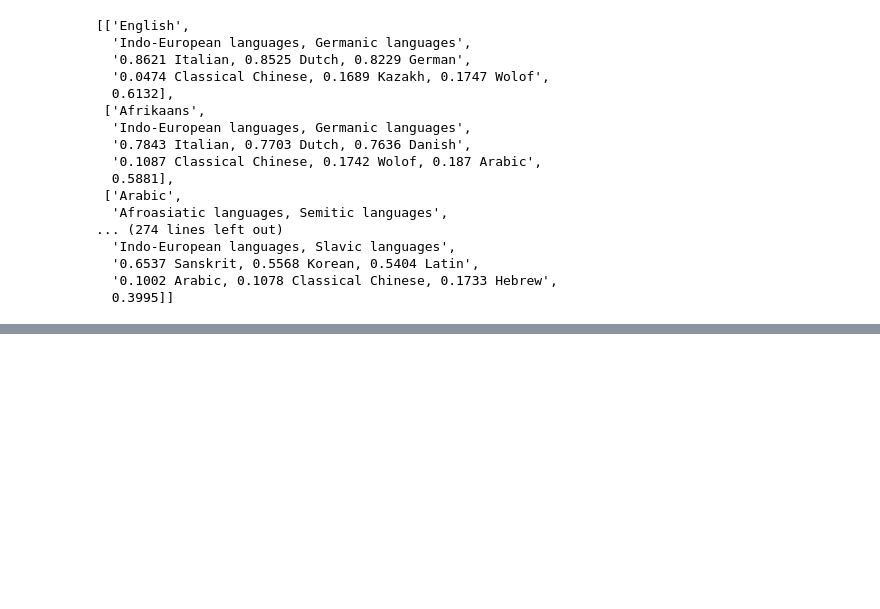
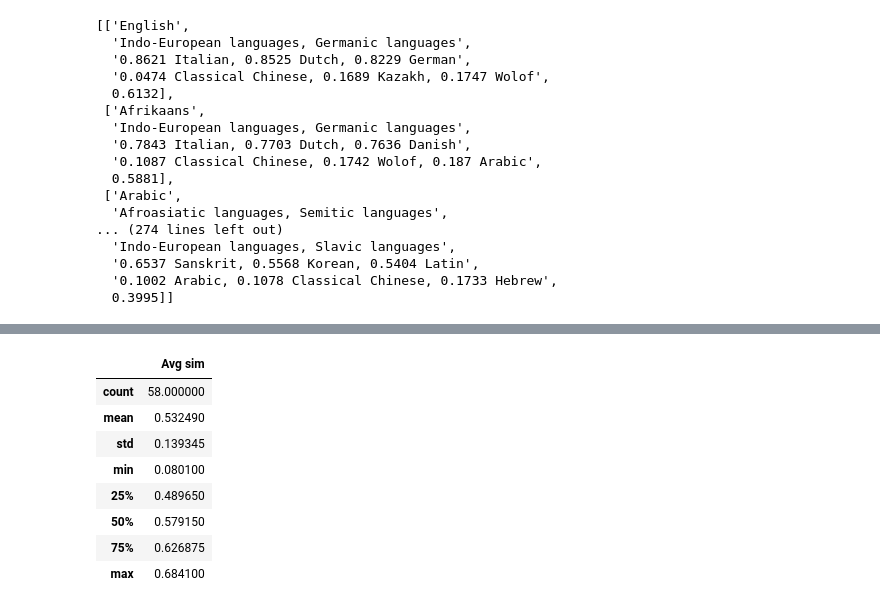
Before and after one commit to patriciagrau/wikipedia_article_analysis, a Jupyter notebook: lang_structures.ipynb, the cells around one changed output, grey strips where cells are left out. Drawn from its saved outputs; the diff is of its cells as text; code cells hidden in the pictures; blank space fills up the shorter version.

```diff
--- a/lang_structures.ipynb
+++ b/lang_structures.ipynb
@@ -917,10 +912,16 @@ pd.DataFrame(df.columns.values[np.argsort(-df.values, axis=1)[:, :3]],
 | Wolof | Wolof | Tamil | Hindi |
 | Chinese | Chinese | Latin | Basque |
 | Old Church Slavonic | Old Church Slavonic | Sanskrit | Korean |
+# %%
+maximum_cosine_sim_structures = pd.DataFrame(df.columns.values[np.argsort(-df.values, axis=1)[:, :2]],
+                  index=df.index,
+                  columns = ['1st Max', '2nd Max'])
+maximum_cosine_sim_structures
 # %%
-pd.DataFrame(df.columns.values[np.argsort(-df.values, axis=1)[:, -3:]],
+minimum_cosine_sim_structures = pd.DataFrame(df.columns.values[np.argsort(-df.values, axis=1)[:, -3:]],
                   index=df.index,
                   columns = ['3rd Min','2nd Min','1st Min'])
+minimum_cosine_sim_structures
 # %% [output]
 |  | 3rd Min | 2nd Min | 1st Min |
 | English | Wolof | Kazakh | Classical Chinese |
@@ -954,0 +943,8 @@ df.describe()
+# %%
+max_cs_lang = {}
+for x in maximum_cosine_sim_structures['2nd Max'].values:
+    if x in max_cs_lang:
+        max_cs_lang[x] +=1
+    else:
+        max_cs_lang[x] = 1
+{k: v for k, v in sorted(max_cs_lang.items(), key=lambda item: item[1], reverse=True)}
@@ -954,0 +969,8 @@ df.describe()
+# %%
+min_cs_lang = {}
+for x in minimum_cosine_sim_structures['1st Min'].values:
+    if x in min_cs_lang:
+        min_cs_lang[x] +=1
+    else:
+        min_cs_lang[x] = 1
+{k: v for k, v in sorted(min_cs_lang.items(), key=lambda item: item[1], reverse=True)}
@@ -1046,3 +1087,15 @@ df_structures_general
 | 55 | Wolof | Niger-Congo languages, Senegambia... | 0.3377 Tamil, 0.3067 Hindi, 0.291... | 0.0507 Kazakh, 0.0567 Arabic, 0.0... | 0.2004 |
 | 56 | Chinese | Sino-Tibetan languages, Sinitic (... | 0.7192 Latin, 0.7149 Basque, 0.68... | 0.162 Classical Chinese, 0.1652 K... | 0.5306 |
 | 57 | Old Church Slavonic | Indo-European languages, Slavic l... | 0.6537 Sanskrit, 0.5568 Korean, 0... | 0.1002 Arabic, 0.1078 Classical C... | 0.3995 |
+# %%
+df_structures_general.describe()
+# %% [output]
+|  | Avg sim |
+| count | 58.000000 |
+| mean | 0.532490 |
+| std | 0.139345 |
+| min | 0.080100 |
+| 25% | 0.489650 |
+| 50% | 0.579150 |
+| 75% | 0.626875 |
+| max | 0.684100 |
```
Also changed, not shown: parts of 14 cells of this notebook, 13 other files.
